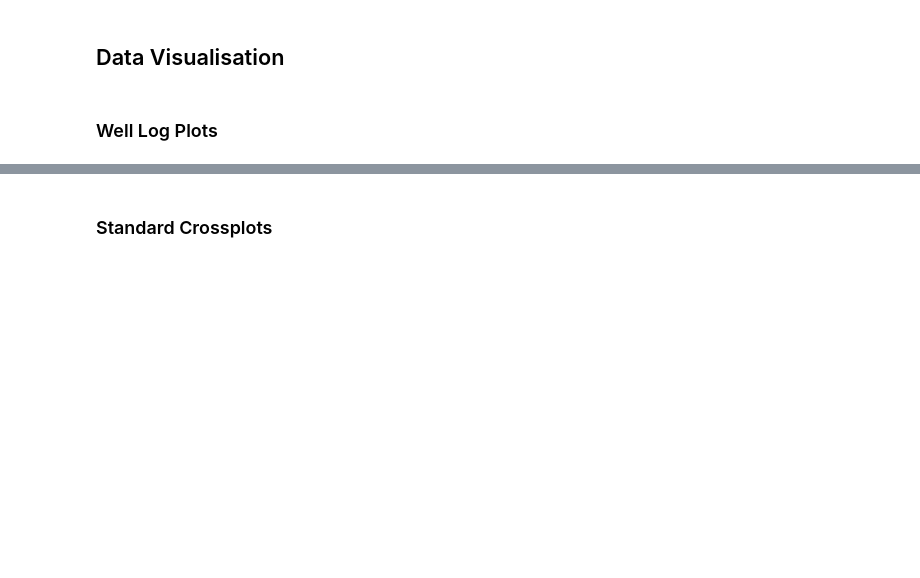
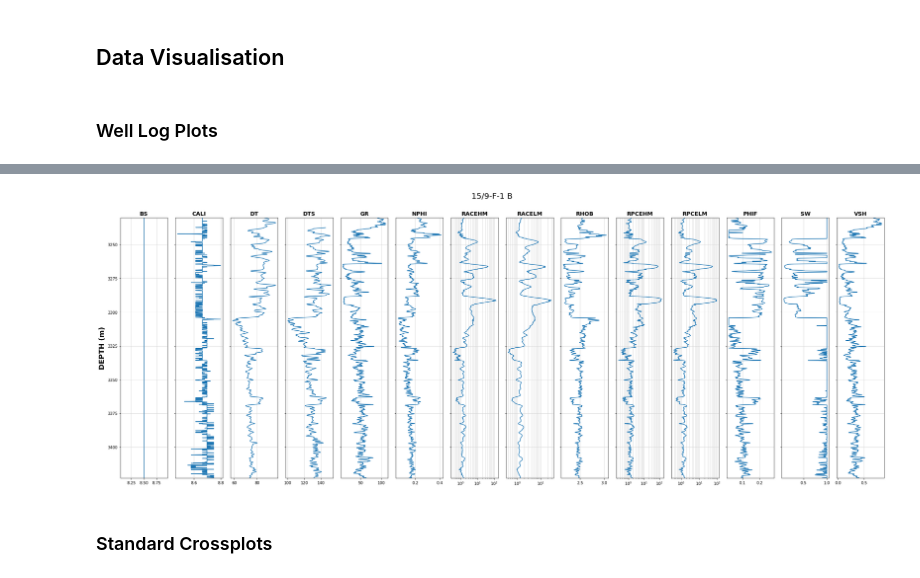
Before and after one commit to SPWLA-ORG/spwla2021_ml_workshop, a Jupyter notebook: 1.1 - Data Exploration.ipynb, the cells around one changed output, grey strips where cells are left out. Saved outputs shown, nothing was run; the diff lists cells and outputs as text; code cells hidden in the pictures; blank space fills up the shorter version.

```diff
--- a/1.1 - Data Exploration.ipynb
+++ b/1.1 - Data Exploration.ipynb
@@ -52,2 +109,7 @@ memory usage: 3.4+ MB
+# %%
+well = 1
+create_plot(wellnames[well], dfs_wells[well], curves_to_plot, dfs_wells[well]['MD'], logarithmic_curves)
+# %% [output]
+[figure, added]
 # %% [markdown]
 ### Standard Crossplots
```
Also changed, not shown: parts of 9 cells of this notebook, 1 other file.
